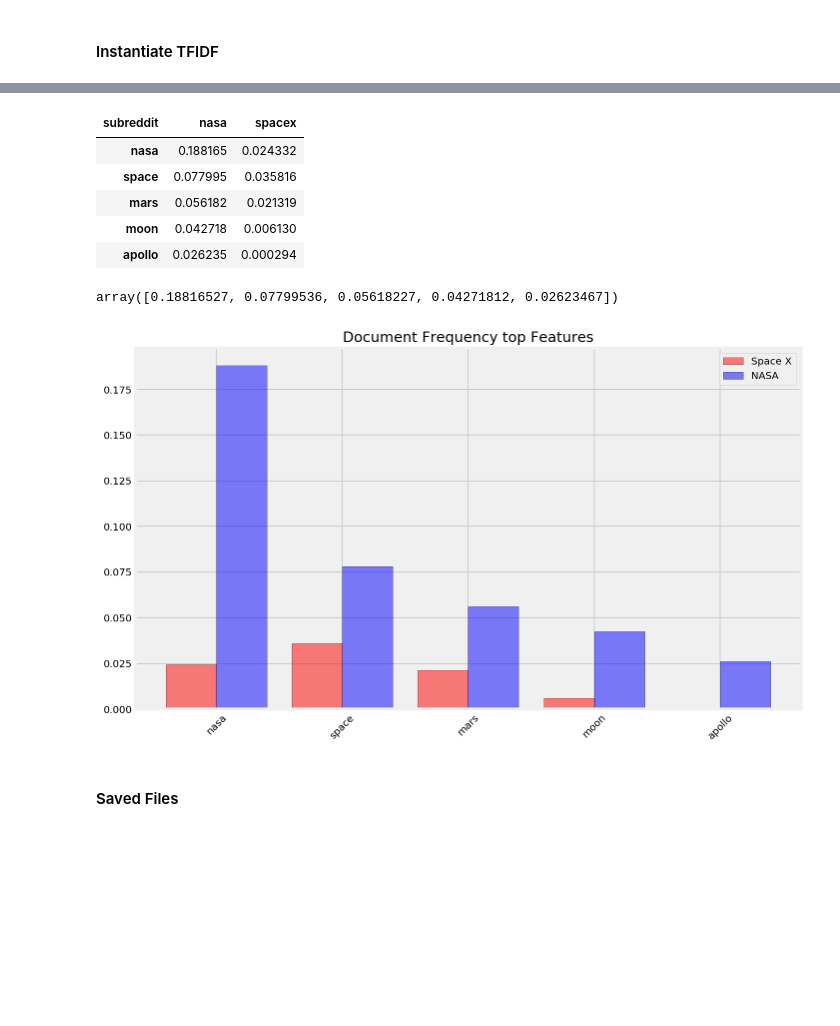
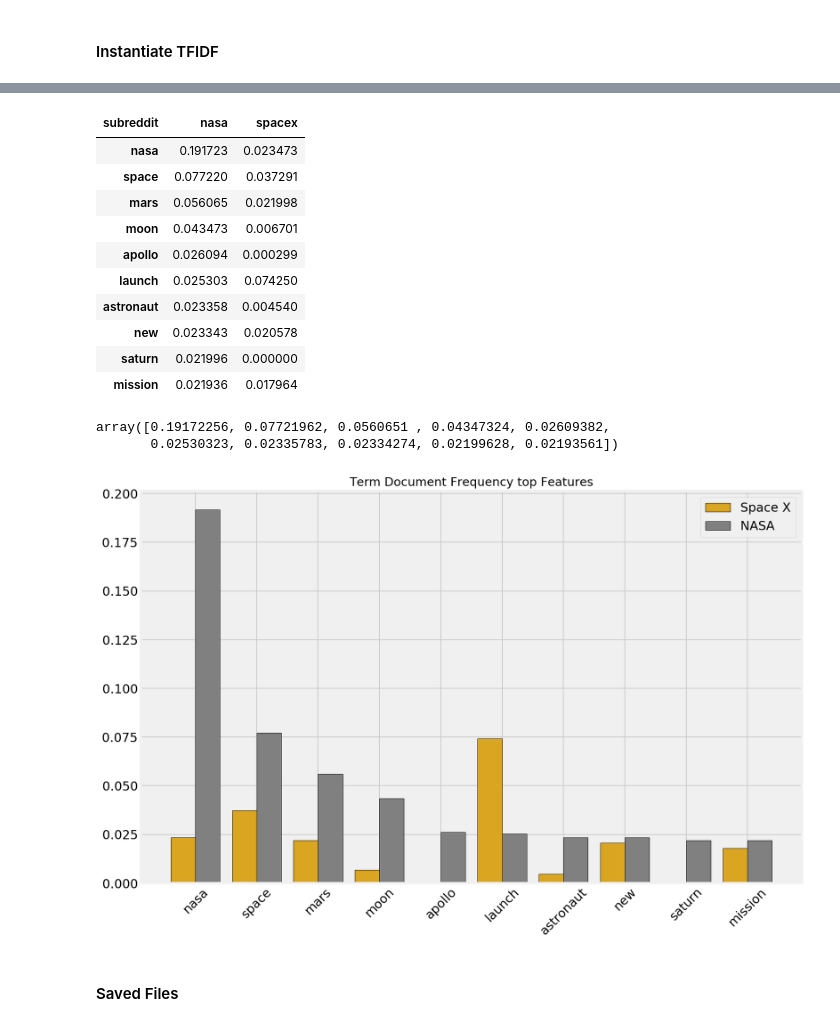
Before and after one commit to datanelson518/NLP-NASA-SpaceX, a Jupyter notebook: jon_nelson_la/code/Proj_03_003_Exploratory_Data_Analysis.ipynb, the cells around one changed output, grey strips where cells are left out. Cells and saved outputs as stored; diff of their text form; code cells hidden in the pictures; blank space fills up the shorter version.

```diff
--- a/jon_nelson_la/code/Proj_03_003_Exploratory_Data_Analysis.ipynb
+++ b/jon_nelson_la/code/Proj_03_003_Exploratory_Data_Analysis.ipynb
@@ -147,28 +172,35 @@ plt.tight_layout();
 # %%
-tvec_nasa_mean_df = tvec_df.groupby('subreddit').mean().T.sort_values('nasa', ascending=False).head()
+tvec_nasa_mean_df = tvec_df.groupby('subreddit').mean().T.sort_values('nasa', ascending=False).head(10)
 tvec_nasa_mean_df
 # %% [output]
 | subreddit | nasa | spacex |
-| nasa | 0.188165 | 0.024332 |
-| space | 0.077995 | 0.035816 |
-| mars | 0.056182 | 0.021319 |
-| moon | 0.042718 | 0.006130 |
-| apollo | 0.026235 | 0.000294 |
+| nasa | 0.191723 | 0.023473 |
+| space | 0.077220 | 0.037291 |
+| mars | 0.056065 | 0.021998 |
+| moon | 0.043473 | 0.006701 |
+| apollo | 0.026094 | 0.000299 |
+| launch | 0.025303 | 0.074250 |
+| astronaut | 0.023358 | 0.004540 |
+| new | 0.023343 | 0.020578 |
+| saturn | 0.021996 | 0.000000 |
+| mission | 0.021936 | 0.017964 |
 # %%
 tvec_nasa_mean_df[['nasa']].T.values[0]
 # %% [output]
-array([0.18816527, 0.07799536, 0.05618227, 0.04271812, 0.02623467])
+array([0.19172256, 0.07721962, 0.0560651 , 0.04347324, 0.02609382,
+       0.02530323, 0.02335783, 0.02334274, 0.02199628, 0.02193561])
 # %%
-plt.figure(figsize=(10,6))
-locs, labels = plt.xticks(fontsize=10)
+plt.figure(figsize=(12,8))
+locs, labels = plt.xticks(fontsize=15); plt.yticks(fontsize=15)
 plt.setp(labels, rotation=45)
-plt.title('Document Frequency top Features')
-plt.bar(tvec_nasa_mean_df.index, tvec_nasa_mean_df[['spacex']].T.values[0], alpha=0.5, align='edge', width=-.4, ec='k', color='red')
-plt.bar(tvec_nasa_mean_df.index, tvec_nasa_mean_df[['nasa']].T.values[0], alpha=0.5, align='edge', width=.4, ec='k', color='blue')
-plt.legend(['Space X', 'NASA'])
+plt.title('Term Document Frequency top Features')
+plt.bar(tvec_nasa_mean_df.index, tvec_nasa_mean_df[['spacex']].T.values[0], alpha=1, align='edge', width=-.4, ec='k', color='goldenrod')
+plt.bar(tvec_nasa_mean_df.index, tvec_nasa_mean_df[['nasa']].T.values[0], alpha=1, align='edge', width=.4, ec='k', color='grey')
+plt.legend(['Space X', 'NASA'], prop={'size': 15})
 plt.tight_layout();
+plt.savefig('../plots/tvec_sorted_nasa')
 # %% [output]
-[figure, old version]
+[figure, new version]
 # %% [markdown]
 #### Saved Files
 # %%
```
Also changed, not shown: parts of 16 cells of this notebook, 13 other files.
